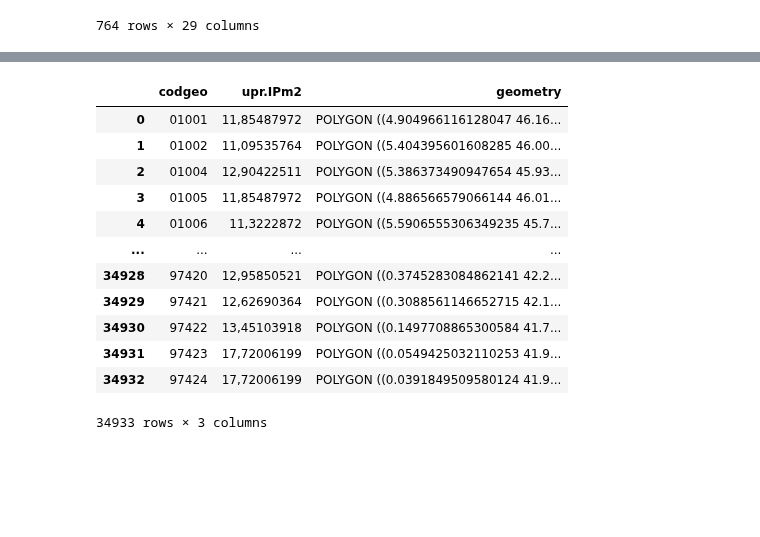
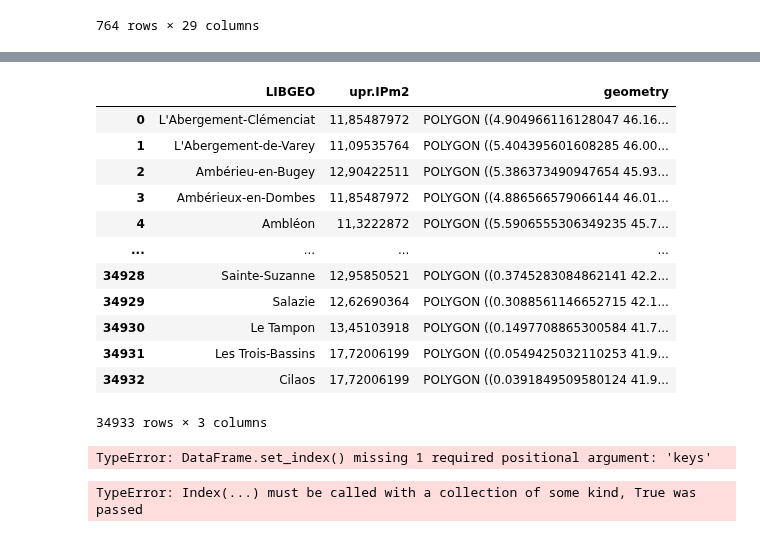
Before and after one commit to Simgnt/La-loi-du-Crous, a Jupyter notebook: jointures spatiales.ipynb, the cells around one changed output, grey strips where cells are left out. Drawn from its saved outputs; the diff is of its cells as text; code cells hidden in the pictures; blank space fills up the shorter version.

```diff
--- a/jointures spatiales.ipynb
+++ b/jointures spatiales.ipynb
@@ -71,20 +91,29 @@ gdf
 # %%
-gdf = pd.read_csv("loyer_privé.csv")
+gdf_prive = pd.read_csv("loyer_privé.csv")
 # %%
-gdf
+gdf_prive
 # %% [output]
-|  | codgeo | upr.IPm2 | geometry |
-| 0 | 01001 | 11,85487972 | POLYGON ((4.904966116128047 46.16... |
-| 1 | 01002 | 11,09535764 | POLYGON ((5.404395601608285 46.00... |
-| 2 | 01004 | 12,90422511 | POLYGON ((5.386373490947654 45.93... |
-| 3 | 01005 | 11,85487972 | POLYGON ((4.886566579066144 46.01... |
-| 4 | 01006 | 11,3222872 | POLYGON ((5.5906555306349235 45.7... |
+|  | LIBGEO | upr.IPm2 | geometry |
+| 0 | L'Abergement-Clémenciat | 11,85487972 | POLYGON ((4.904966116128047 46.16... |
+| 1 | L'Abergement-de-Varey | 11,09535764 | POLYGON ((5.404395601608285 46.00... |
+| 2 | Ambérieu-en-Bugey | 12,90422511 | POLYGON ((5.386373490947654 45.93... |
+| 3 | Ambérieux-en-Dombes | 11,85487972 | POLYGON ((4.886566579066144 46.01... |
+| 4 | Ambléon | 11,3222872 | POLYGON ((5.5906555306349235 45.7... |
 | ... | ... | ... | ... |
-| 34928 | 97420 | 12,95850521 | POLYGON ((0.3745283084862141 42.2... |
-| 34929 | 97421 | 12,62690364 | POLYGON ((0.3088561146652715 42.1... |
-| 34930 | 97422 | 13,45103918 | POLYGON ((0.1497708865300584 41.7... |
-| 34931 | 97423 | 17,72006199 | POLYGON ((0.0549425032110253 41.9... |
-| 34932 | 97424 | 17,72006199 | POLYGON ((0.0391849509580124 41.9... |
+| 34928 | Sainte-Suzanne | 12,95850521 | POLYGON ((0.3745283084862141 42.2... |
+| 34929 | Salazie | 12,62690364 | POLYGON ((0.3088561146652715 42.1... |
+| 34930 | Le Tampon | 13,45103918 | POLYGON ((0.1497708865300584 41.7... |
+| 34931 | Les Trois-Bassins | 17,72006199 | POLYGON ((0.0549425032110253 41.9... |
+| 34932 | Cilaos | 17,72006199 | POLYGON ((0.0391849509580124 41.9... |
 34933 rows × 3 columns
+# %%
+gdf_prive.set_index()
+# %% [output]
+TypeError: DataFrame.set_index() missing 1 required positional argument: 'keys'
 # %%
-gdf_prive = gpd.GeoDataFrame(gdf)
+
+gdf_prive_1 = gpd.GeoDataFrame(gdf_prive, 'geometry' == 'geometry')
+
+gdf_prive_1.dtypes
+# %% [output]
+TypeError: Index(...) must be called with a collection of some kind, True was passed
```
Also changed, not shown: parts of 4 cells of this notebook, 1 other file.
